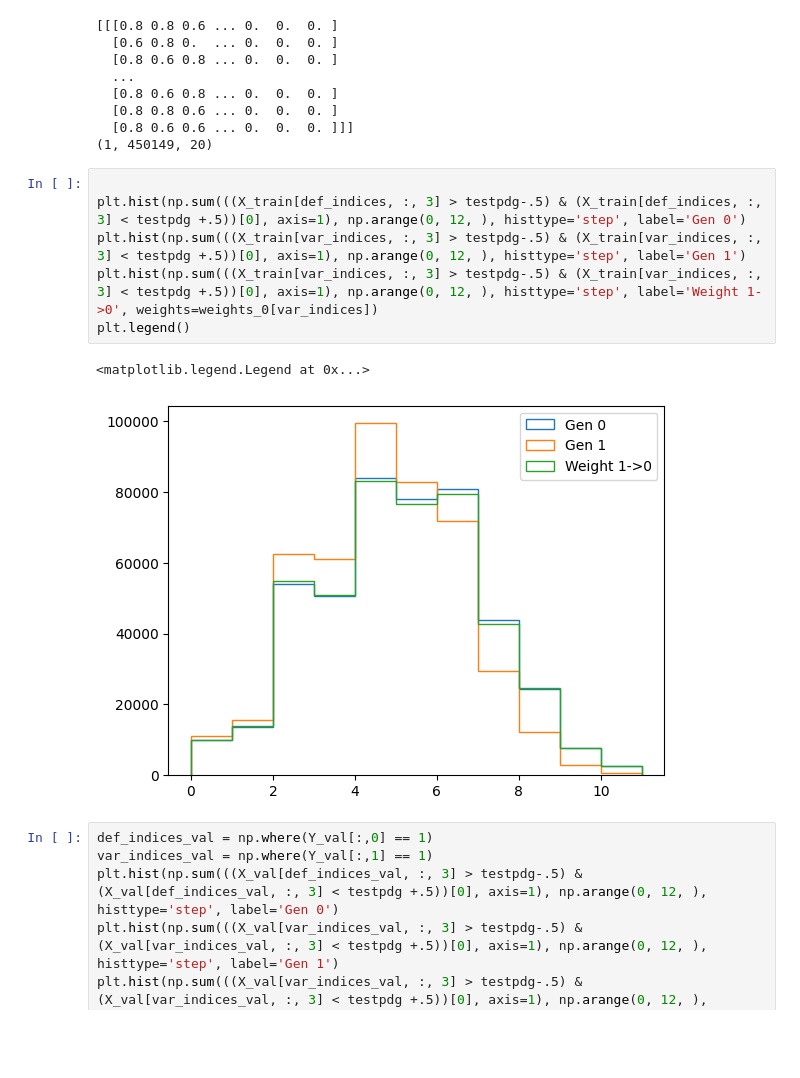
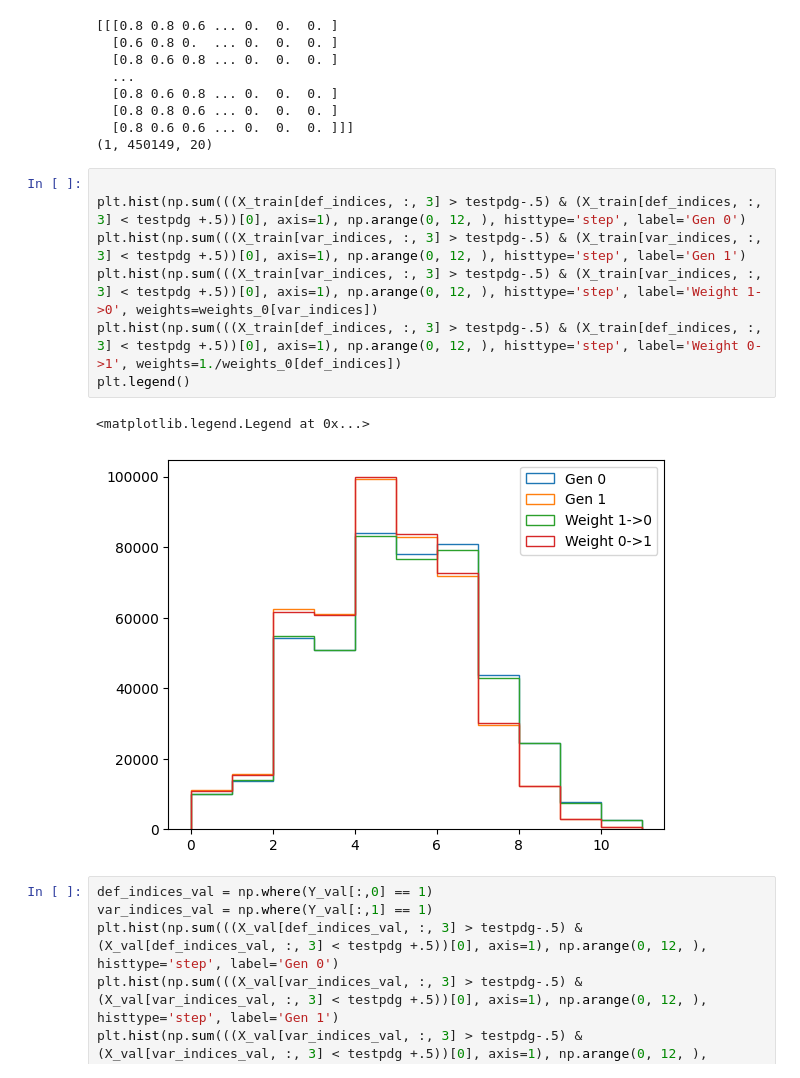
Before and after one commit to calcuttj/DCTR, a Jupyter notebook: g4rw/DCTRG4RW.ipynb, the cells around one changed output. Saved outputs shown, nothing was run; the diff lists cells and outputs as text; blank space fills up the shorter version.

```diff
--- a/g4rw/DCTRG4RW.ipynb
+++ b/g4rw/DCTRG4RW.ipynb
@@ -342,12 +342,13 @@ print(((X_train[def_indices, :, 3] > testpdg-.5) & (X_train[def_indices, :, 3] <
 # %%
 
 plt.hist(np.sum(((X_train[def_indices, :, 3] > testpdg-.5) & (X_train[def_indices, :, 3] < testpdg +.5))[0], axis=1), np.arange(0, 12, ), histtype='step', label='Gen 0')
 plt.hist(np.sum(((X_train[var_indices, :, 3] > testpdg-.5) & (X_train[var_indices, :, 3] < testpdg +.5))[0], axis=1), np.arange(0, 12, ), histtype='step', label='Gen 1')
 plt.hist(np.sum(((X_train[var_indices, :, 3] > testpdg-.5) & (X_train[var_indices, :, 3] < testpdg +.5))[0], axis=1), np.arange(0, 12, ), histtype='step', label='Weight 1->0', weights=weights_0[var_indices])
+plt.hist(np.sum(((X_train[def_indices, :, 3] > testpdg-.5) & (X_train[def_indices, :, 3] < testpdg +.5))[0], axis=1), np.arange(0, 12, ), histtype='step', label='Weight 0->1', weights=1./weights_0[def_indices])
 plt.legend()
 # %% [output]
 <matplotlib.legend.Legend at 0x...>
-[figure, old version]
+[figure, new version]
 # %%
 def_indices_val = np.where(Y_val[:,0] == 1)
 var_indices_val = np.where(Y_val[:,1] == 1)
```
